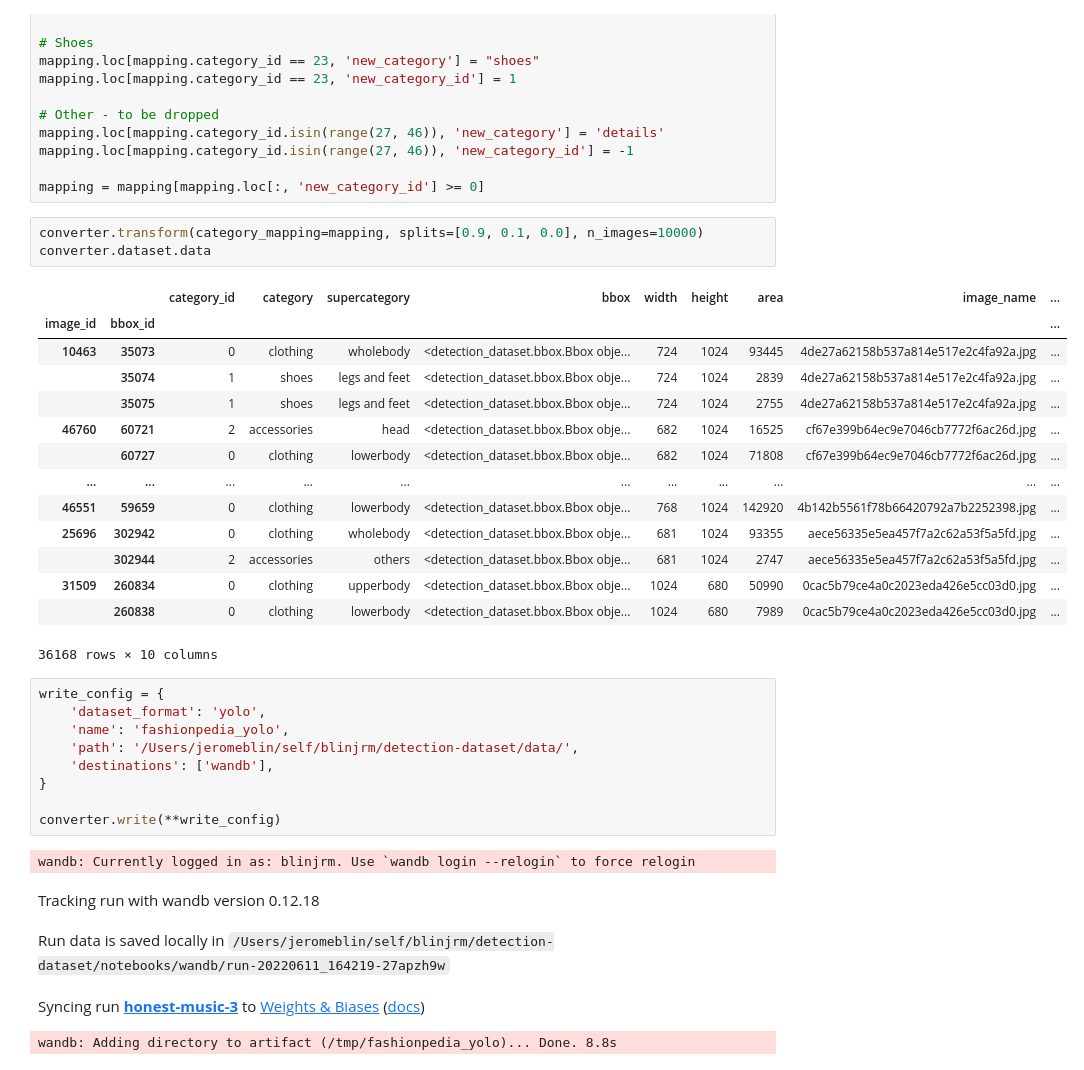
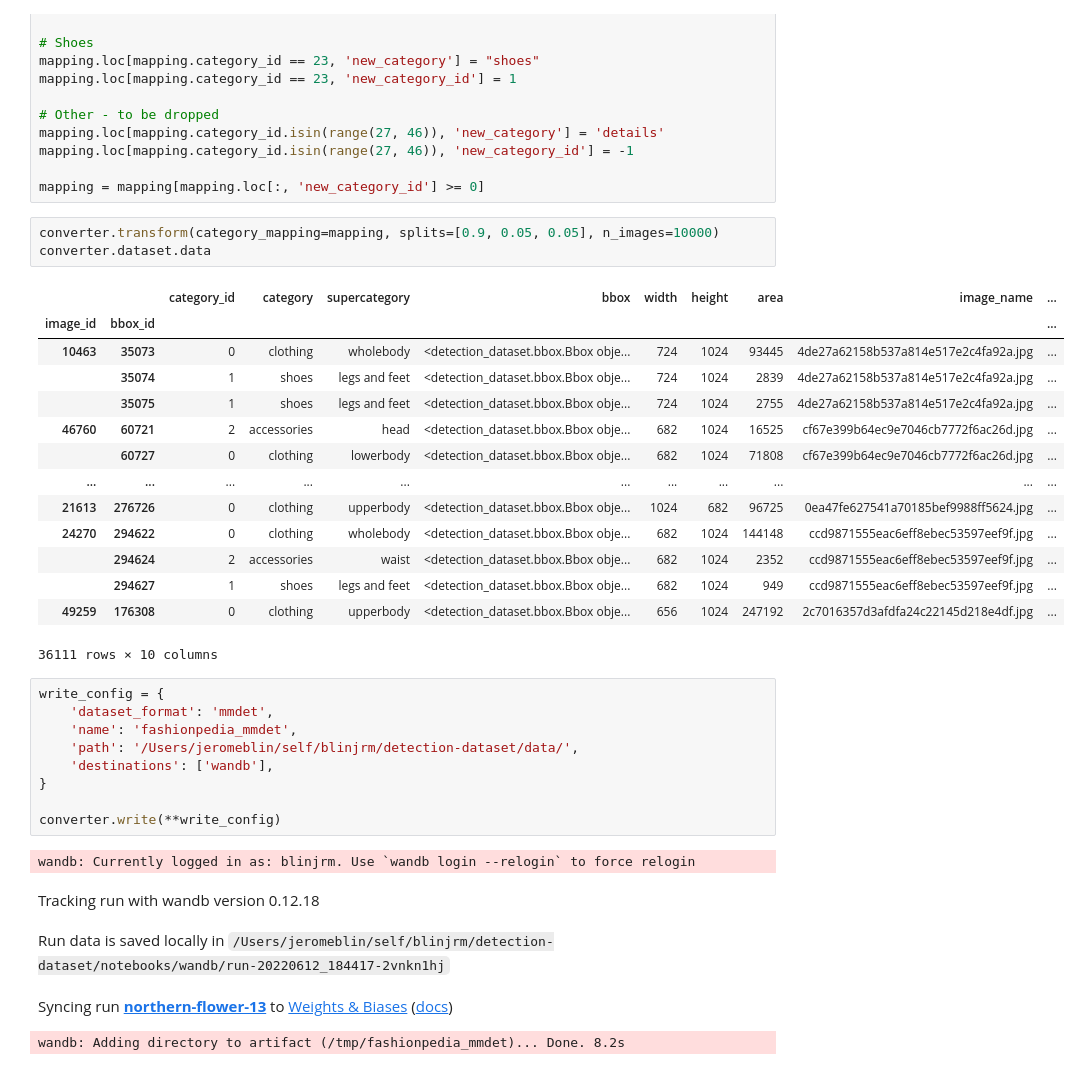
Before and after one commit to blinjrm/detection-datasets, a Jupyter notebook: notebooks/factory_wandb_upload.ipynb, the cells around one changed output. Cells and saved outputs as stored; diff of their text form.

```diff
--- a/notebooks/factory_wandb_upload.ipynb
+++ b/notebooks/factory_wandb_upload.ipynb
@@ -93,27 +93,27 @@ mapping.loc[mapping.category_id.isin(range(27, 46)), 'new_category_id'] = -1
 
 mapping = mapping[mapping.loc[:, 'new_category_id'] >= 0]
 # %%
-converter.transform(category_mapping=mapping, splits=[0.9, 0.1, 0.0], n_images=10000)
+converter.transform(category_mapping=mapping, splits=[0.9, 0.05, 0.05], n_images=10000)
 converter.dataset.data
 # %% [output]
 |  |  | category_id | category | supercategory | bbox | width | height | area | image_name | ... |
 | image_id | bbox_id |  |  |  |  |  |  |  |  | ... |
 | 10463 | 35073 | 0 | clothing | wholebody | <detection_dataset.bbox.Bbox obje... | 724 | 1024 | 93445 | 4de27a62158b537a814e517e2c4fa92a.jpg | ... |
 |  | 35074 | 1 | shoes | legs and feet | <detection_dataset.bbox.Bbox obje... | 724 | 1024 | 2839 | 4de27a62158b537a814e517e2c4fa92a.jpg | ... |
 |  | 35075 | 1 | shoes | legs and feet | <detection_dataset.bbox.Bbox obje... | 724 | 1024 | 2755 | 4de27a62158b537a814e517e2c4fa92a.jpg | ... |
 | 46760 | 60721 | 2 | accessories | head | <detection_dataset.bbox.Bbox obje... | 682 | 1024 | 16525 | cf67e399b64ec9e7046cb7772f6ac26d.jpg | ... |
 |  | 60727 | 0 | clothing | lowerbody | <detection_dataset.bbox.Bbox obje... | 682 | 1024 | 71808 | cf67e399b64ec9e7046cb7772f6ac26d.jpg | ... |
 | ... | ... | ... | ... | ... | ... | ... | ... | ... | ... | ... |
-| 46551 | 59659 | 0 | clothing | lowerbody | <detection_dataset.bbox.Bbox obje... | 768 | 1024 | 142920 | 4b142b5561f78b66420792a7b2252398.jpg | ... |
-| 25696 | 302942 | 0 | clothing | wholebody | <detection_dataset.bbox.Bbox obje... | 681 | 1024 | 93355 | aece56335e5ea457f7a2c62a53f5a5fd.jpg | ... |
-|  | 302944 | 2 | accessories | others | <detection_dataset.bbox.Bbox obje... | 681 | 1024 | 2747 | aece56335e5ea457f7a2c62a53f5a5fd.jpg | ... |
-| 31509 | 260834 | 0 | clothing | upperbody | <detection_dataset.bbox.Bbox obje... | 1024 | 680 | 50990 | 0cac5b79ce4a0c2023eda426e5cc03d0.jpg | ... |
-|  | 260838 | 0 | clothing | lowerbody | <detection_dataset.bbox.Bbox obje... | 1024 | 680 | 7989 | 0cac5b79ce4a0c2023eda426e5cc03d0.jpg | ... |
+| 21613 | 276726 | 0 | clothing | upperbody | <detection_dataset.bbox.Bbox obje... | 1024 | 682 | 96725 | 0ea47fe627541a70185bef9988ff5624.jpg | ... |
+| 24270 | 294622 | 0 | clothing | wholebody | <detection_dataset.bbox.Bbox obje... | 682 | 1024 | 144148 | ccd9871555eac6eff8ebec53597eef9f.jpg | ... |
+|  | 294624 | 2 | accessories | waist | <detection_dataset.bbox.Bbox obje... | 682 | 1024 | 2352 | ccd9871555eac6eff8ebec53597eef9f.jpg | ... |
+|  | 294627 | 1 | shoes | legs and feet | <detection_dataset.bbox.Bbox obje... | 682 | 1024 | 949 | ccd9871555eac6eff8ebec53597eef9f.jpg | ... |
+| 49259 | 176308 | 0 | clothing | upperbody | <detection_dataset.bbox.Bbox obje... | 656 | 1024 | 247192 | 2c7016357d3afdfa24c22145d218e4df.jpg | ... |
-36168 rows × 10 columns
+36111 rows × 10 columns
 # %%
 write_config = {
-    'dataset_format': 'yolo',
-    'name': 'fashionpedia_yolo',
+    'dataset_format': 'mmdet',
+    'name': 'fashionpedia_mmdet',
     'path': '/Users/jeromeblin/self/blinjrm/detection-dataset/data/',
     'destinations': ['wandb'],
 }
@@ -122,6 +122,6 @@ converter.write(**write_config)
 # %% [output]
 wandb: Currently logged in as: blinjrm. Use `wandb login --relogin` to force relogin
 Tracking run with wandb version 0.12.18
-Run data is saved locally in /Users/jeromeblin/self/blinjrm/detection-dataset/notebooks/wandb/run-20220611_164219-27apzh9w
+Run data is saved locally in /Users/jeromeblin/self/blinjrm/detection-dataset/notebooks/wandb/run-20220612_184417-2vnkn1hj
-Syncing run honest-music-3 to Weights & Biases (docs)
+Syncing run northern-flower-13 to Weights & Biases (docs)
-wandb: Adding directory to artifact (/tmp/fashionpedia_yolo)... Done. 8.8s
+wandb: Adding directory to artifact (/tmp/fashionpedia_mmdet)... Done. 8.2s
```
Also changed, not shown: parts of 1 cell of this notebook, 1 other file.
